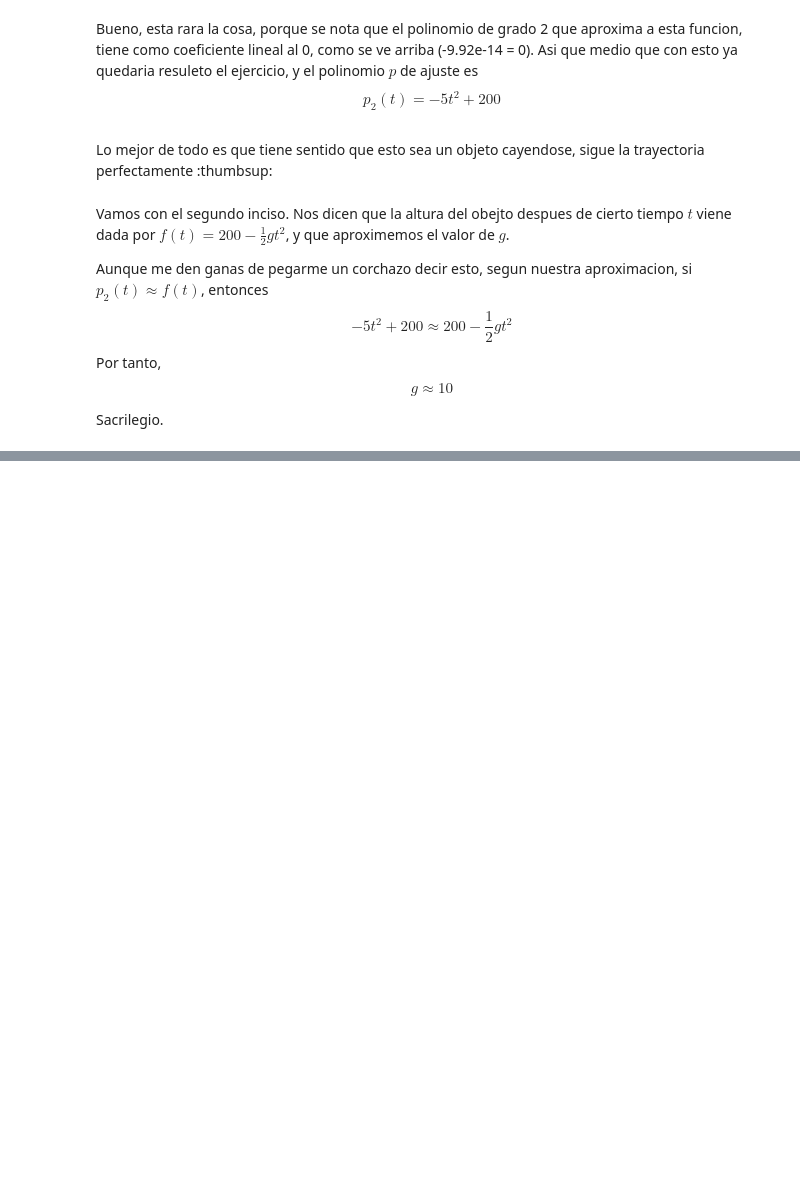
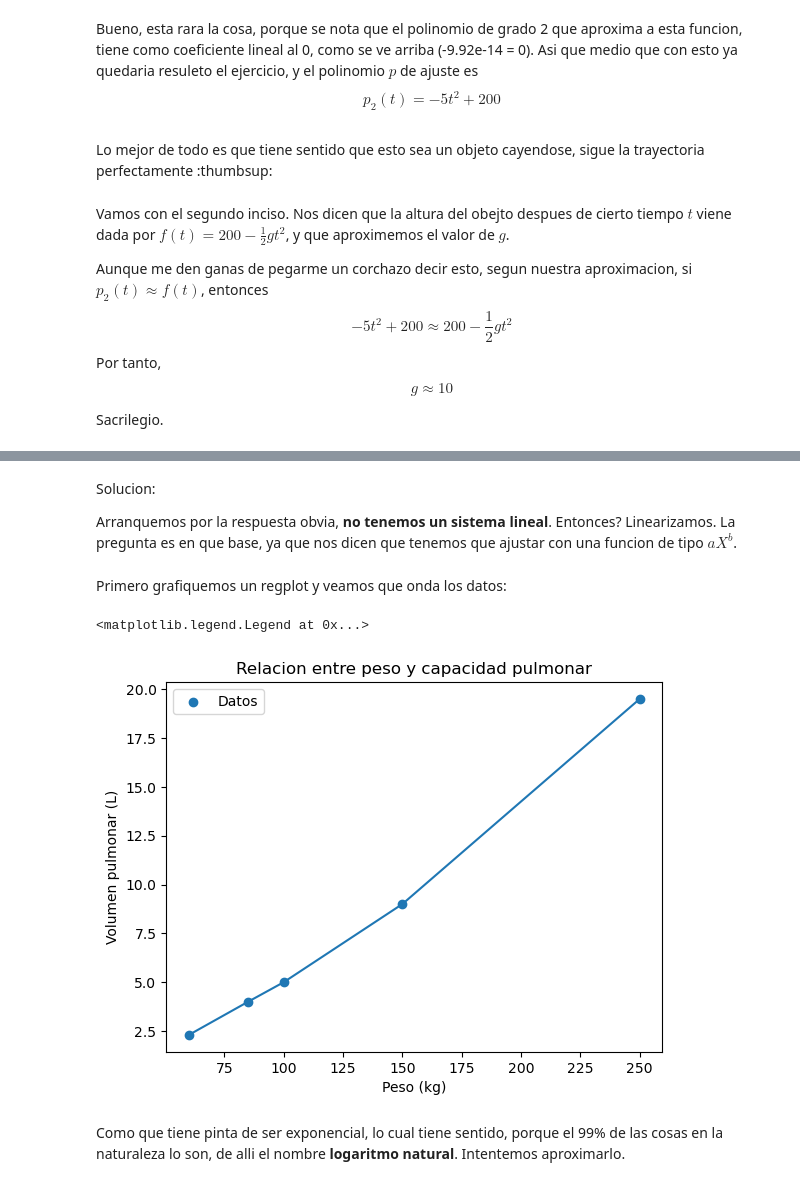
Before and after one commit to lmendezayl/uba-alc, a Jupyter notebook: guias/soluciones/guia6.ipynb, the cells around one changed output, grey strips where cells are left out. Cells and saved outputs as stored; diff of their text form; code cells hidden in the pictures; blank space fills up the shorter version.

```diff
--- a/guias/soluciones/guia6.ipynb
+++ b/guias/soluciones/guia6.ipynb
@@ -565,0 +580,21 @@ Sacrilegio.
+# %% [markdown]
+Solucion:
+
+Arranquemos por la respuesta obvia, **no tenemos un sistema lineal**. Entonces? Linearizamos. La pregunta es en que base, ya que nos dicen que tenemos que ajustar con una funcion de tipo $aX^b$.
+# %% [markdown]
+Primero grafiquemos un regplot y veamos que onda los datos:
+# %%
+peso = [60,85,100,150,250]
+volumen_pulmonar = [2.3,4,5,9,19.5]
+
+plt.scatter(peso, volumen_pulmonar, label="Datos")
+plt.plot(peso,volumen_pulmonar)
+plt.title("Relacion entre peso y capacidad pulmonar")
+plt.xlabel("Peso (kg)")
+plt.ylabel("Volumen pulmonar (L)")
+plt.legend()
+# %% [output]
+<matplotlib.legend.Legend at 0x...>
+[figure, added]
+# %% [markdown]
+Como que tiene pinta de ser exponencial, lo cual tiene sentido, porque el 99% de las cosas en la naturaleza lo son, de alli el nombre **logaritmo natural**. Intentemos aproximarlo.
```
Also changed, not shown: parts of 3 cells of this notebook.
